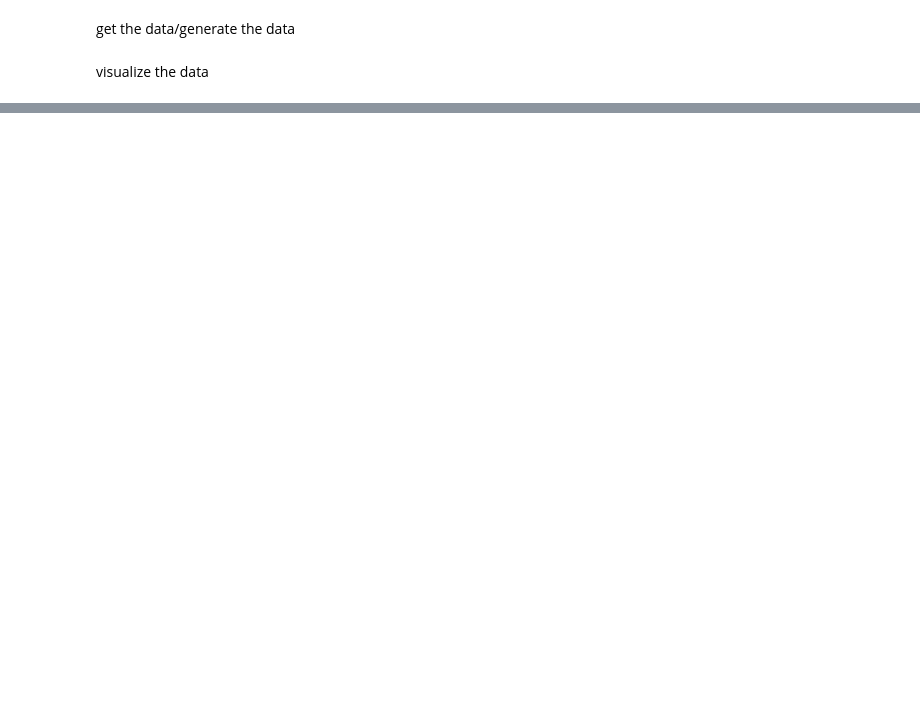
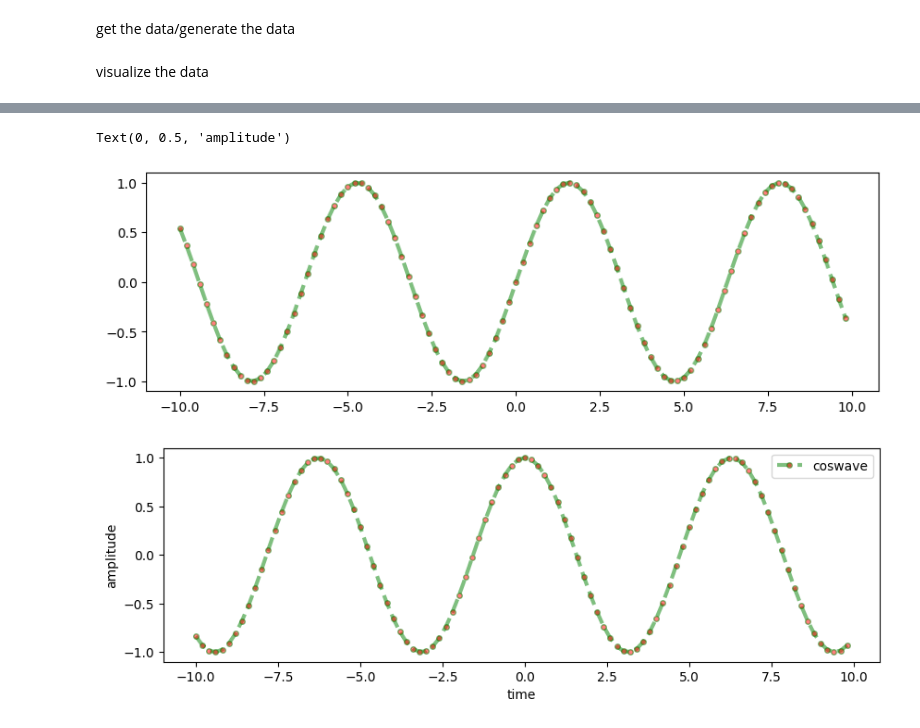
Before and after one commit to Anu-123-art/Digipodium-data-analytics, a Jupyter notebook: graph_code.ipynb, the cells around one changed output, grey strips where cells are left out. Cells and saved outputs as stored; diff of their text form; code cells hidden in the pictures; blank space fills up the shorter version.

```diff
--- a/graph_code.ipynb
+++ b/graph_code.ipynb
@@ -58,0 +49,22 @@ plt.show()
+# %%
+t=np.arange(-10,10,.2)
+y=np.sin(t)
+fig,ax=plt.subplots(figsize=(10,3))
+ax.plot(t,y,label='sinwave',color='green',linestyle='--',linewidth='3',marker='o',markersize='4',
+        markerfacecolor='red',alpha=.5)#alpha value between .2 to .5
+t=np.arange(-10,10,.2)
+y2=np.cos(t)
+fig,ax=plt.subplots(figsize=(10,3))
+ax.plot(t,y2,label='coswave',color='green',linestyle='--',linewidth='3',marker='o',markersize='4',
+        markerfacecolor='red',alpha=.5)#alpha value between .2 to .5
+ax.legend()
+ax.set_xlabel('time')
+ax.set_ylabel('amplitude')#MARKER=o,s,x,*,1
+
+ax.legend()
+ax.set_xlabel('time')
+ax.set_ylabel('amplitude')#MARKER=o,s,x,*,1
+# %% [output]
+Text(0, 0.5, 'amplitude')
+[figure, added]
+[figure, added]
```
Also changed, not shown: parts of 6 cells of this notebook, 3 other files.
